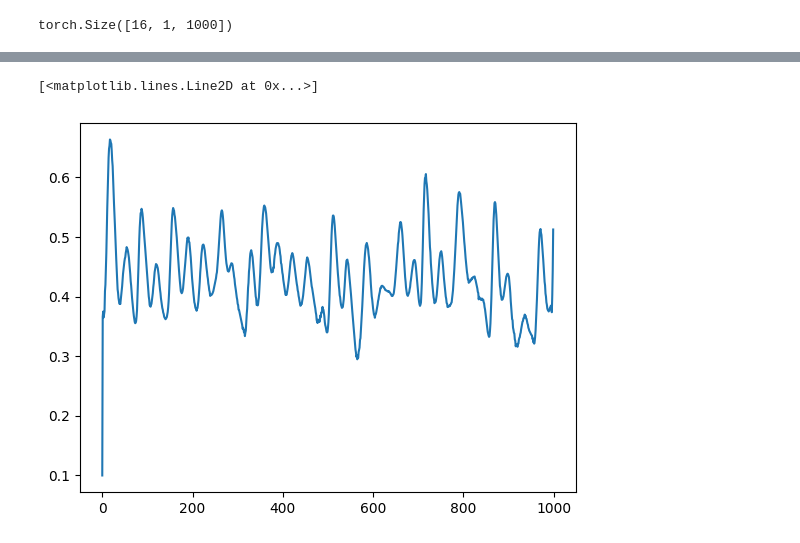
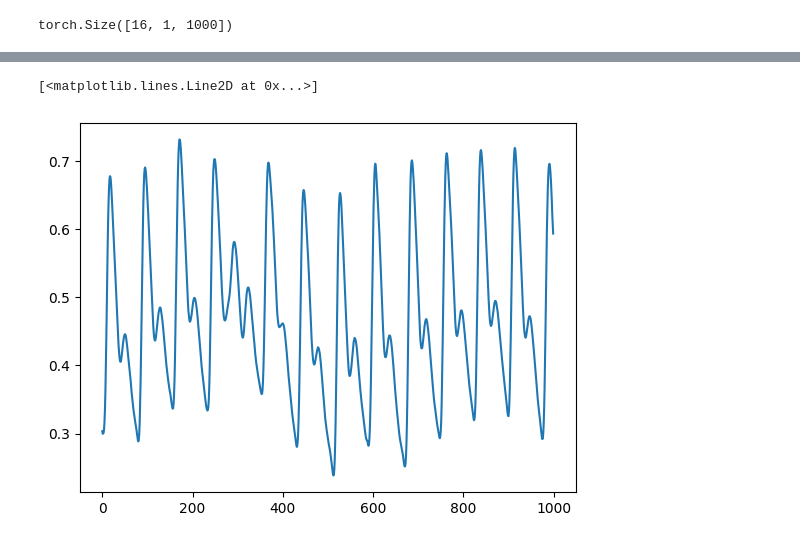
Before and after one commit to lucidrains/denoising-diffusion-pytorch, a Jupyter notebook: Check_Results.ipynb, the cells around one changed output, grey strips where cells are left out. Saved outputs shown, nothing was run; the diff lists cells and outputs as text; code cells hidden in the pictures.

Commit message:
sample2

```diff
--- a/Check_Results.ipynb
+++ b/Check_Results.ipynb
@@ -2,7 +2,7 @@
 import torch
 import pickle
 # %%
-with open('sample.pkl', 'rb') as f:
+with open('sample2.pkl', 'rb') as f:
     sample = pickle.load(f)
 # %%
 sample
@@ -47,9 +27,9 @@ Successfully installed contourpy-1.1.0 cycler-0.11.0 fonttools-4.40.0 importlib-
 # %%
 from matplotlib import pyplot as plt
-sample_ = sample[0]
+sample_ = sample[5]
 sample_ = sample_.squeeze()
 sample_ = sample_.detach().numpy()
 plt.plot(sample_)
 # %% [output]
 [<matplotlib.lines.Line2D at 0x...>]
-[figure, old version]
+[figure, new version]
```
Also changed, not shown: parts of 2 cells of this notebook, 2 other files.
